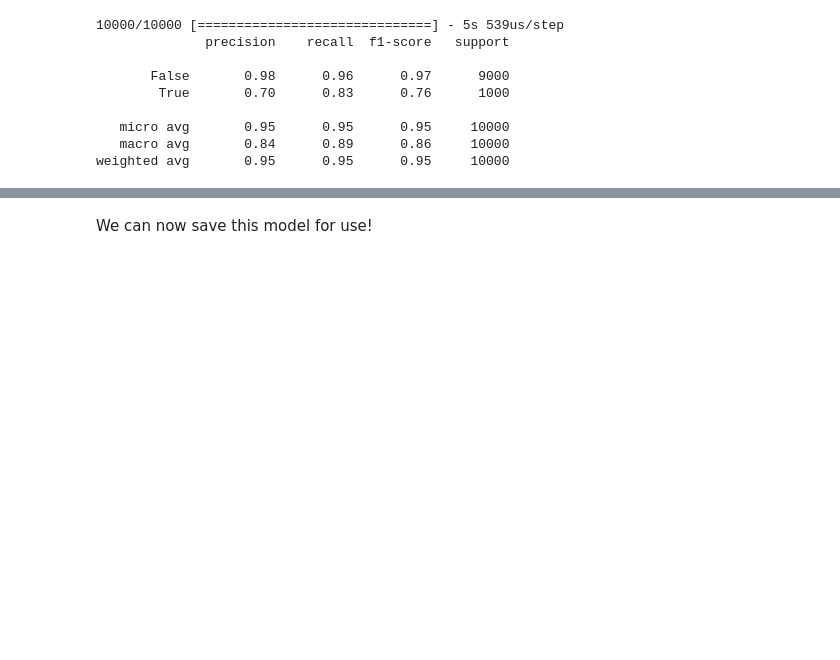
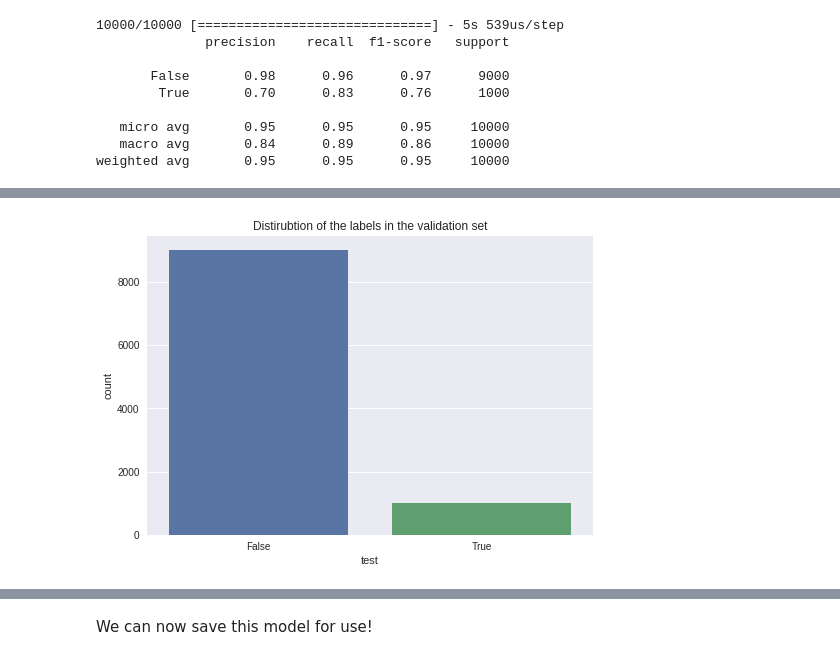
Before and after one commit to GantMan/MachineLearningTraining, a Jupyter notebook: Improved_Transfer_Truck_Identification.ipynb, the cells around one changed output, grey strips where cells are left out. Saved outputs shown, nothing was run; the diff lists cells and outputs as text; code cells hidden in the pictures; blank space fills up the shorter version.

```diff
--- a/Improved_Transfer_Truck_Identification.ipynb
+++ b/Improved_Transfer_Truck_Identification.ipynb
@@ -281,0 +295,9 @@ weighted avg       0.95      0.95      0.95     10000
+# %%
+test_data = {
+    'test': y_test.flatten()
+}
+
+df = pd.DataFrame(test_data)
+ax = sns.countplot(x = 'test', data=df).set_title("Distirubtion of the labels in the validation set")
+# %% [output]
+[figure, added]
```
Also changed, not shown: parts of 2 cells of this notebook.
